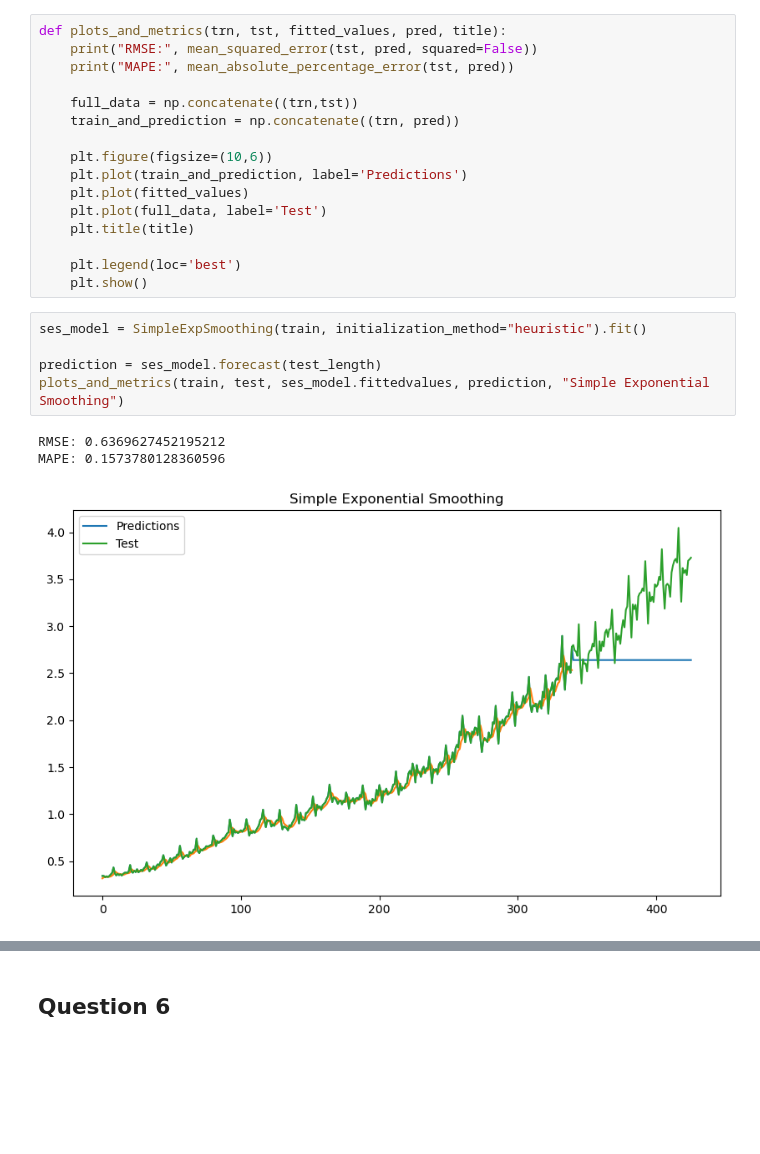
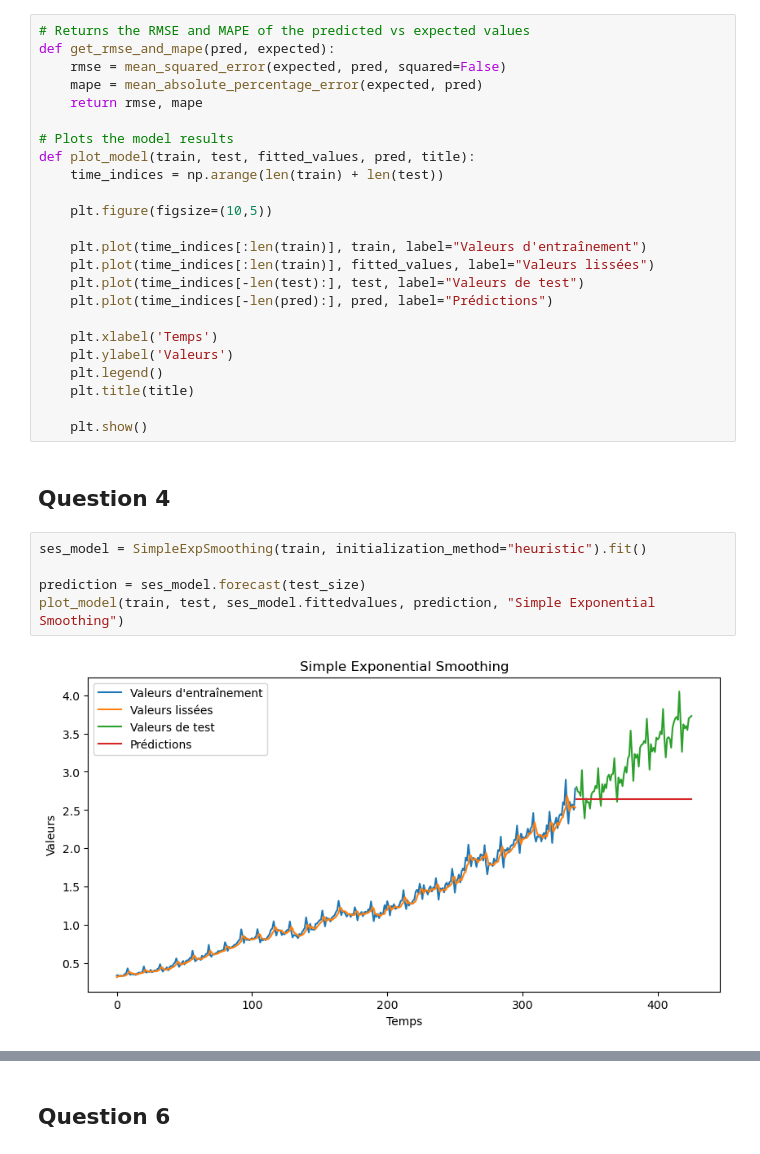
Before and after one commit to Raynobrak/heigvd-labos-pcd, a Jupyter notebook: labo8/labo8.ipynb, the cells around one changed output, grey strips where cells are left out. Cells and saved outputs as stored; diff of their text form; blank space fills up the shorter version.

Commit message:
finish lab 8, last question + refactors

```diff
--- a/labo8/labo8.ipynb
+++ b/labo8/labo8.ipynb
@@ -51,26 +28,34 @@ print(N)
 [figure]
-# %%
-def plots_and_metrics(trn, tst, fitted_values, pred, title):
-    print("RMSE:", mean_squared_error(tst, pred, squared=False))
-    print("MAPE:", mean_absolute_percentage_error(tst, pred))
-
-    full_data = np.concatenate((trn,tst))
-    train_and_prediction = np.concatenate((trn, pred))
-
-    plt.figure(figsize=(10,6))
-    plt.plot(train_and_prediction, label='Predictions')
-    plt.plot(fitted_values)
-    plt.plot(full_data, label='Test')
-    plt.title(title)
-
-    plt.legend(loc='best')
-    plt.show()
+# %%
+# Returns the RMSE and MAPE of the predicted vs expected values
+def get_rmse_and_mape(pred, expected):
+    rmse = mean_squared_error(expected, pred, squared=False)
+    mape = mean_absolute_percentage_error(expected, pred)
+    return rmse, mape
+
+# Plots the model results
+def plot_model(train, test, fitted_values, pred, title):
+    time_indices = np.arange(len(train) + len(test))
+
+    plt.figure(figsize=(10,5))
+
+    plt.plot(time_indices[:len(train)], train, label="Valeurs d'entraînement")
+    plt.plot(time_indices[:len(train)], fitted_values, label="Valeurs lissées")
+    plt.plot(time_indices[-len(test):], test, label="Valeurs de test")
+    plt.plot(time_indices[-len(pred):], pred, label="Prédictions")
+
+    plt.xlabel('Temps')
+    plt.ylabel('Valeurs')
+    plt.legend()
+    plt.title(title)
+
+    plt.show()
+# %% [markdown]
+## Question 4
 # %%
 ses_model = SimpleExpSmoothing(train, initialization_method="heuristic").fit()
 
-prediction = ses_model.forecast(test_length)
-plots_and_metrics(train, test, ses_model.fittedvalues, prediction, "Simple Exponential Smoothing")
+prediction = ses_model.forecast(test_size)
+plot_model(train, test, ses_model.fittedvalues, prediction, "Simple Exponential Smoothing")
 # %% [output]
-RMSE: 0.6369627452195212
-MAPE: 0.1573780128360596
-[figure, old version]
+[figure, new version]
```
Also changed, not shown: parts of 7 cells of this notebook.
